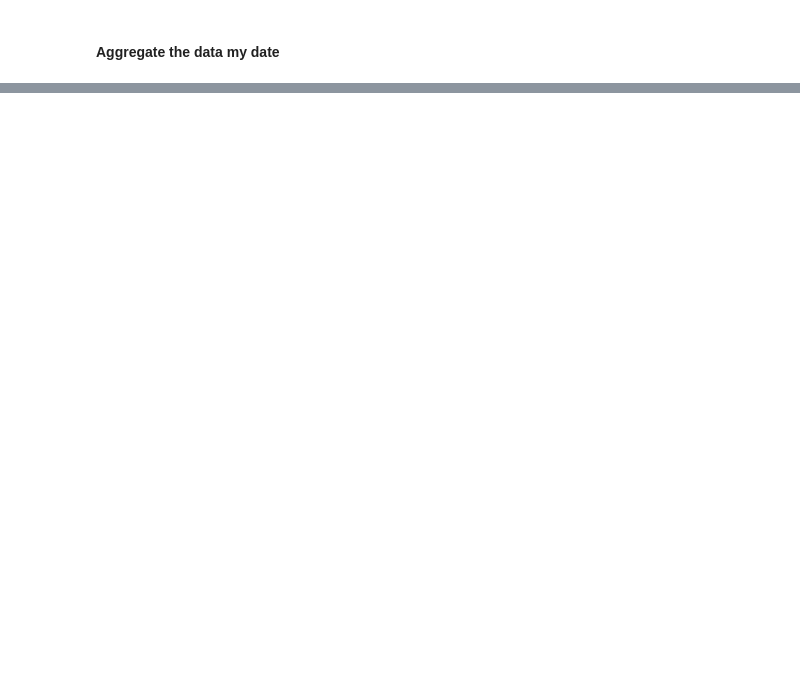
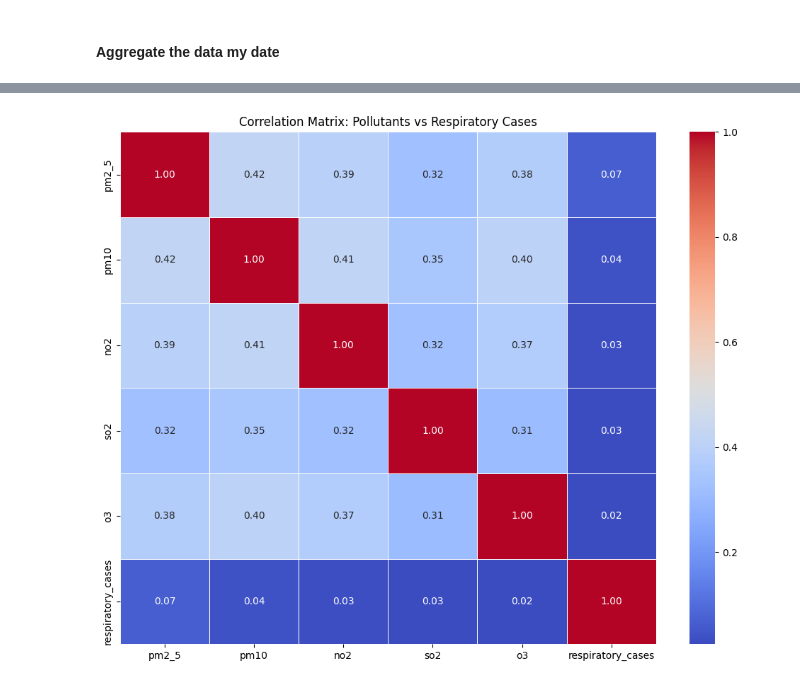
Before and after one commit to Don-Alvin/air_pollution, a Jupyter notebook: air_pollution_analysis.ipynb, the cells around one changed output, grey strips where cells are left out. Drawn from its saved outputs; the diff is of its cells as text; code cells hidden in the pictures; blank space fills up the shorter version.

Commit message:
data aggregation and initial EDA

```diff
--- a/air_pollution_analysis.ipynb
+++ b/air_pollution_analysis.ipynb
@@ -41,7 +52,12 @@ industrial_activity_index           float64
 dtype: object
 # %%
+# Change data types
 # Convert date column type to datetime
 df['date'] = pd.to_datetime(df['date'], dayfirst=True)
+
+# Convert city and hospital_id columns to category
+df['city'] = df['city'].astype('category')
+df['hospital_id'] = df['hospital_id'].astype('category')
 # %%
 # Lower column names for uniformity
 df.columns = df.columns.str.lower()
@@ -132,7 +149,7 @@ med_cols = ['pm2_5', 'pm10', 'no2', 'so2', 'o3', 'respiratory_cases', 'avg_age_o
             'rainfall_mm', 'population_density', 'industrial_activity_index']
 
 for col in med_cols:
-    med = df.groupby(['date', 'hospital_id'])[col].transform('median')
+    med = df.groupby(['date', 'hospital_id'], observed=True)[col].transform('median')
     df.loc[:, col] = df[col].fillna(med)
 
 df.isnull().sum()
@@ -160,7 +185,7 @@ df = df.dropna(subset=['pm2_5', 'respiratory_cases', 'avg_age_of_patients', 'pop
 # %% [markdown]
 #### Aggregate the data my date
 # %%
-daily_agg = df.groupby(['date', 'hospital_id', 'city']).agg({
+daily_agg = df.groupby(['date', 'hospital_id', 'city'], observed='True').agg({
     'pm2_5': 'mean',
     'pm10': 'mean',
     'no2': 'mean',
@@ -208,6 +225,7 @@ Index(['date', 'hospital_id', 'city', 'pm2_5', 'pm10', 'no2', 'so2', 'o3',
 # %%
+# Highlight harmattan seasons
 def is_harmattan(month):
-    if month in ['January', 'February', 'March', 'December']:
+    if month in ['January', 'February', 'December']:
         return 'Harmattan'
     else:
         return 'Rainy'
@@ -215,0 +243,43 @@ daily_agg['season'] = daily_agg['month'].apply(is_harmattan)
+# %%
+# Create pollution_index
+# Use correlation between the pollutants and the respiratory cases
+pollutants = ['pm2_5', 'pm10', 'no2', 'so2', 'o3']
+correlation_cols = ['pm2_5', 'pm10', 'no2', 'so2', 'o3', 'respiratory_cases']
+correlation_matrix = daily_agg[correlation_cols].corr()
+pollution_weights = {}
+
+# Create a heatmap
+plt.figure(figsize=(10, 8))
+sns.heatmap(correlation_matrix, annot=True, cmap='coolwarm', fmt='.2f', linewidths=.5)
+plt.title('Correlation Matrix: Pollutants vs Respiratory Cases')
+plt.tight_layout()
+plt.savefig('correlation_heatmap.png')
+plt.show()
+
+total_corr = 0
+for pollutant in pollutants:
+    corr, p_value = pearsonr(daily_agg[pollutant], daily_agg['respiratory_cases'])
+    total_corr = total_corr + abs(corr)
+
+# Calculate the weights
+for pollutant in pollutants:
+    corr, p_value = pearsonr(daily_agg[pollutant], daily_agg['respiratory_cases'])
+    pollution_weights[pollutant] = round(abs(corr) / total_corr, 2)  # Normalize by total absolute correlation
+
+
+# Normalize pollutants using Min-Max scaling
+for pollutant in pollutants:
+    min_val = daily_agg[pollutant].min()
+    max_val = daily_agg[pollutant].max()
+    daily_agg[f'{pollutant}_norm'] = (daily_agg[pollutant] - min_val) / (max_val - min_val)
+
+# Calculate average using weighted averages
+daily_agg['pollution_index'] = (
+    daily_agg['pm2_5_norm'] * pollution_weights['pm2_5'] +
+    daily_agg['pm10_norm'] * pollution_weights['pm10'] +
+    daily_agg['no2_norm'] * pollution_weights['no2'] +
+    daily_agg['o3_norm'] * pollution_weights['o3'] +
+    daily_agg['so2_norm'] * pollution_weights['so2']
+) * 100
+# %% [output]
+[figure, added]
```
Also changed, not shown: parts of 13 cells of this notebook.
